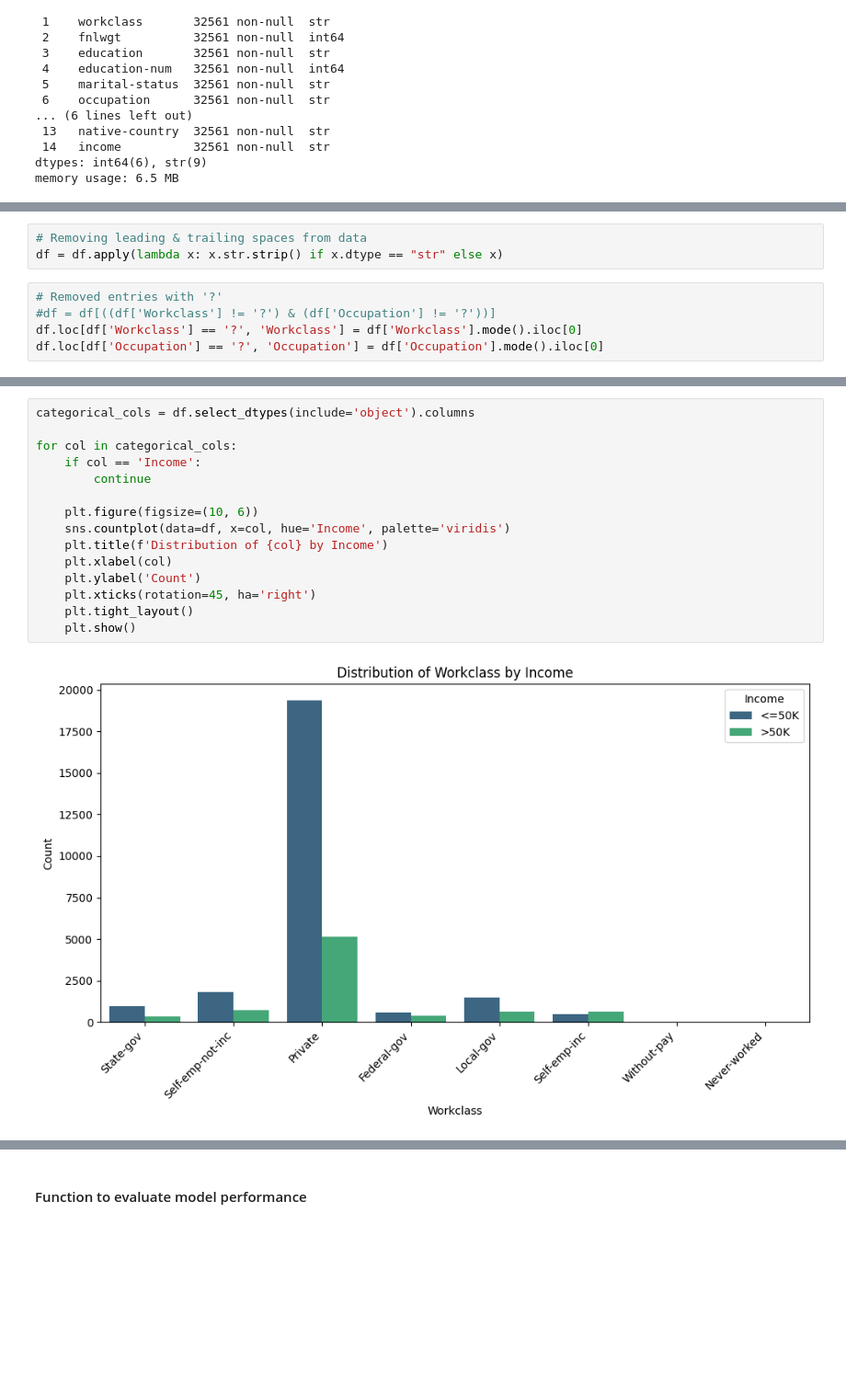
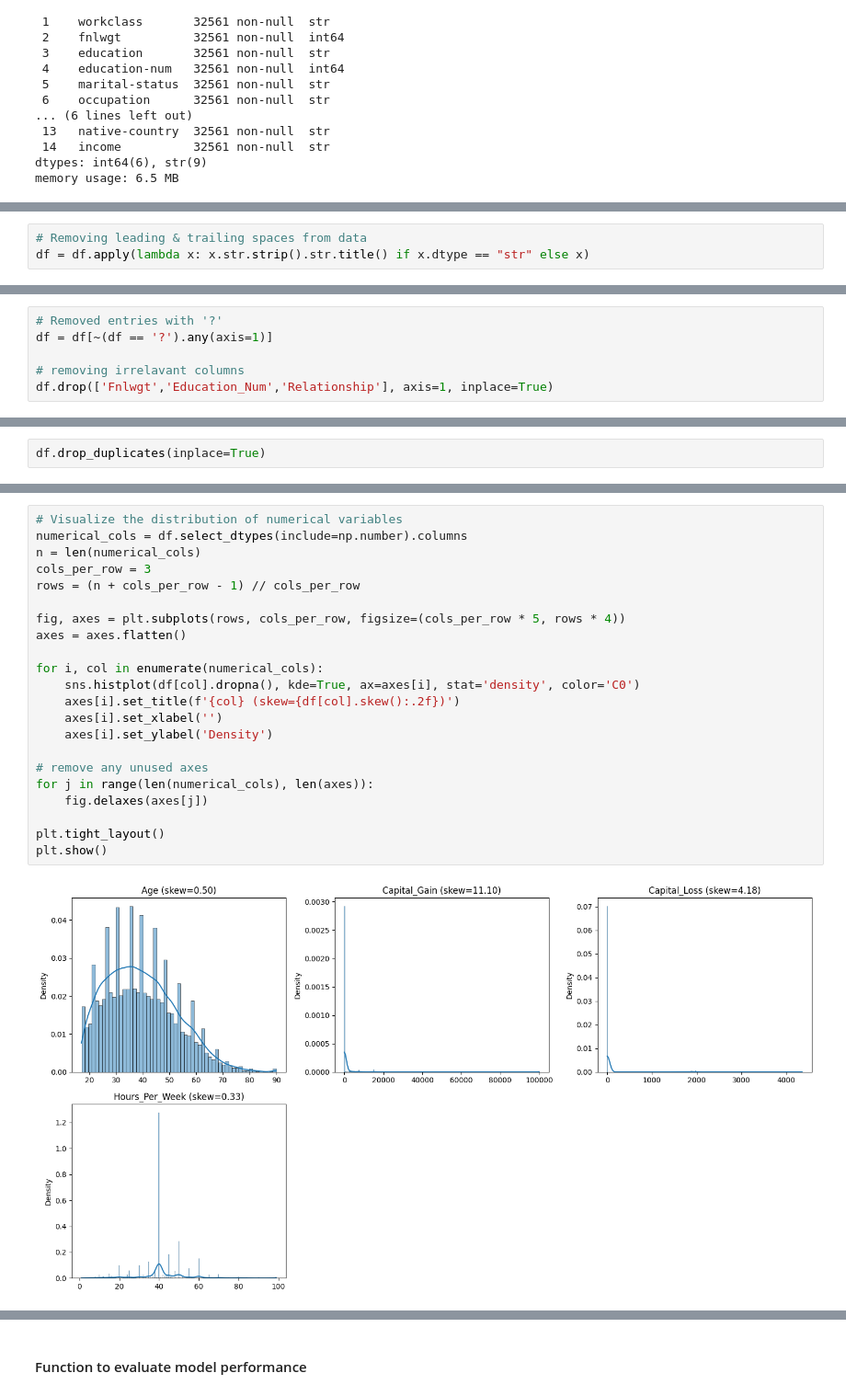
Before and after one commit to abhijit250692/Income_Prediction, a Jupyter notebook: code.ipynb, the cells around one changed output, grey strips where cells are left out. Shown at 92% size. Saved outputs shown, nothing was run; the diff lists cells and outputs as text; blank space fills up the shorter version.

```diff
--- a/code.ipynb
+++ b/code.ipynb
@@ -75,8 +73,3 @@ df.drop(['Fnlwgt','Education_Num','Relationship','Race','Native_Country'], axis=
 # %%
 # Removing leading & trailing spaces from data
-df = df.apply(lambda x: x.str.strip() if x.dtype == "str" else x)
+df = df.apply(lambda x: x.str.strip().str.title() if x.dtype == "str" else x)
-# %%
-# Removed entries with '?'
-#df = df[((df['Workclass'] != '?') & (df['Occupation'] != '?'))]
-df.loc[df['Workclass'] == '?', 'Workclass'] = df['Workclass'].mode().iloc[0]
-df.loc[df['Occupation'] == '?', 'Occupation'] = df['Occupation'].mode().iloc[0]
@@ -96,0 +95,6 @@ dtype: int64
+# %%
+# Removed entries with '?'
+df = df[~(df == '?').any(axis=1)]
+
+# removing irrelavant columns
+df.drop(['Fnlwgt','Education_Num','Relationship'], axis=1, inplace=True)
@@ -116,0 +127,2 @@ df.drop_duplicates()
+# %%
+df.drop_duplicates(inplace=True)
@@ -117,17 +159,24 @@ df.drop_duplicates()
 # %%
-categorical_cols = df.select_dtypes(include='object').columns
+# Visualize the distribution of numerical variables
+numerical_cols = df.select_dtypes(include=np.number).columns
+n = len(numerical_cols)
+cols_per_row = 3
+rows = (n + cols_per_row - 1) // cols_per_row
 
-for col in categorical_cols:
-    if col == 'Income':
-        continue
+fig, axes = plt.subplots(rows, cols_per_row, figsize=(cols_per_row * 5, rows * 4))
+axes = axes.flatten()
 
-    plt.figure(figsize=(10, 6))
-    sns.countplot(data=df, x=col, hue='Income', palette='viridis')
-    plt.title(f'Distribution of {col} by Income')
-    plt.xlabel(col)
-    plt.ylabel('Count')
-    plt.xticks(rotation=45, ha='right')
-    plt.tight_layout()
-    plt.show()
+for i, col in enumerate(numerical_cols):
+    sns.histplot(df[col].dropna(), kde=True, ax=axes[i], stat='density', color='C0')
+    axes[i].set_title(f'{col} (skew={df[col].skew():.2f})')
+    axes[i].set_xlabel('')
+    axes[i].set_ylabel('Density')
+
+# remove any unused axes
+for j in range(len(numerical_cols), len(axes)):
+    fig.delaxes(axes[j])
+
+plt.tight_layout()
+plt.show()
 # %% [output]
-[figure, old version]
+[figure, new version]
```
Also changed, not shown: parts of 55 cells of this notebook, 4 other files.
